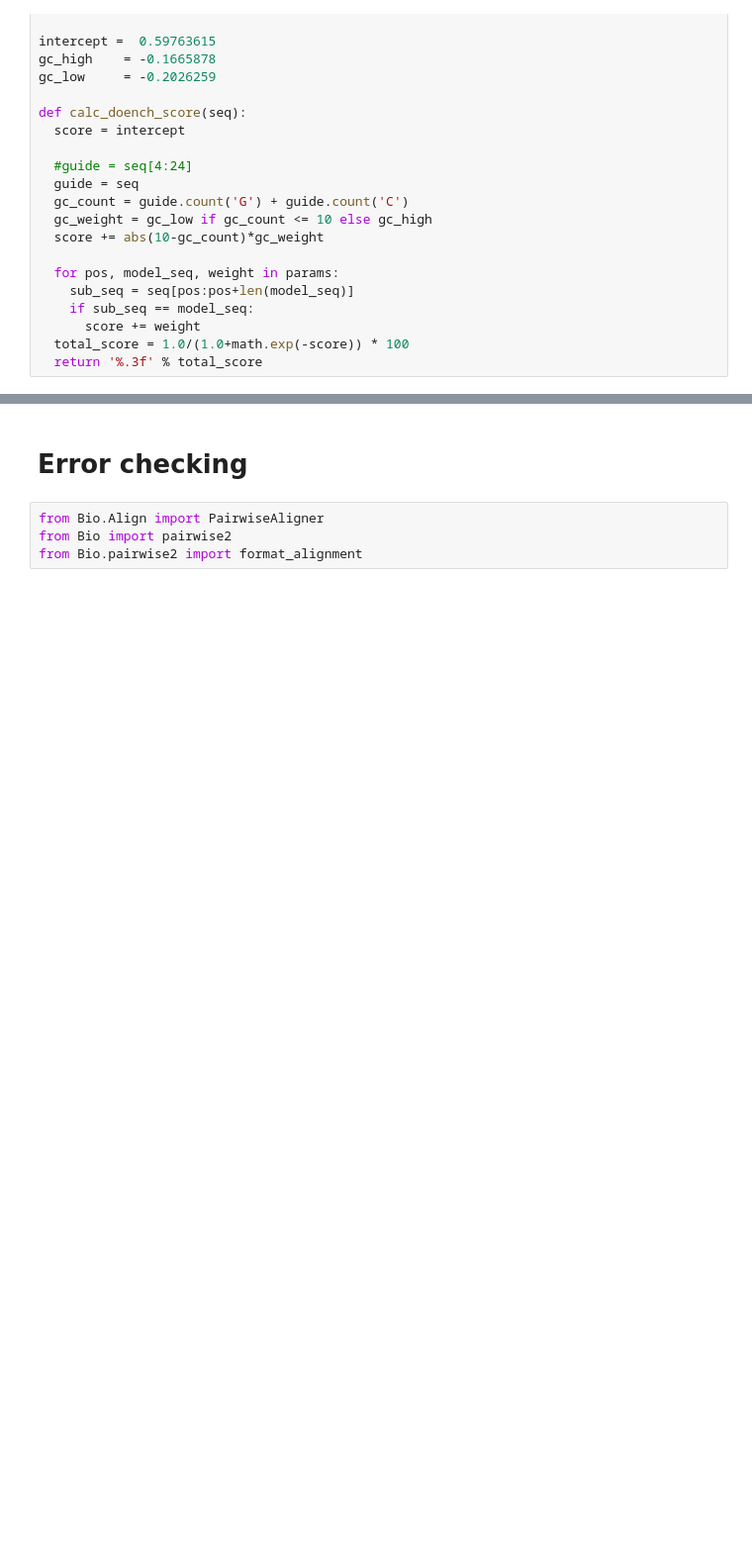
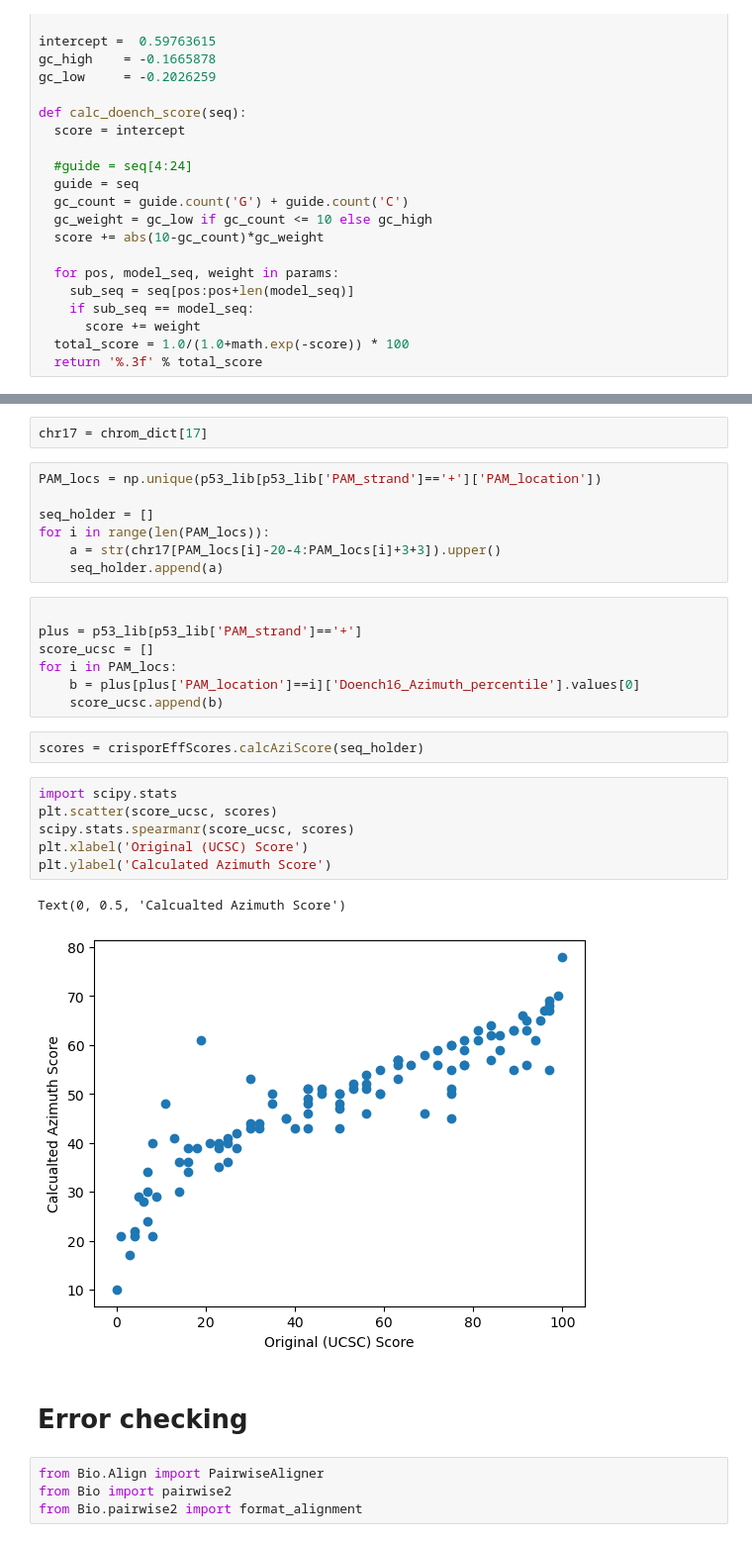
Before and after one commit to samgould2/PEGG2.0, a Jupyter notebook: PEGG2_REAL.ipynb, the cells around one changed output, grey strips where cells are left out. Shown at 99% size. Drawn from its saved outputs; the diff is of its cells as text; blank space fills up the shorter version.

Commit message:
comparison with original Doench
Compared the calculated Azimuth score with the precomputed scores that I fetched previously. Very good agreement!

```diff
--- a/PEGG2_REAL.ipynb
+++ b/PEGG2_REAL.ipynb
@@ -1431,3 +1454,30 @@ OSError: dlopen(/Users/samgould/opt/anaconda3/lib/python3.9/site-packages/lightg
+# %%
+chr17 = chrom_dict[17]
+# %%
+PAM_locs = np.unique(p53_lib[p53_lib['PAM_strand']=='+']['PAM_location'])
+
+seq_holder = []
+for i in range(len(PAM_locs)):
+    a = str(chr17[PAM_locs[i]-20-4:PAM_locs[i]+3+3]).upper()
+    seq_holder.append(a)
+# %%
+
+plus = p53_lib[p53_lib['PAM_strand']=='+']
+score_ucsc = []
+for i in PAM_locs:
+    b = plus[plus['PAM_location']==i]['Doench16_Azimuth_percentile'].values[0]
+    score_ucsc.append(b)
+# %%
+scores = crisporEffScores.calcAziScore(seq_holder)
+# %%
+import scipy.stats
+plt.scatter(score_ucsc, scores)
+scipy.stats.spearmanr(score_ucsc, scores)
+plt.xlabel('Original (UCSC) Score')
+plt.ylabel('Calculated Azimuth Score')
+# %% [output]
+Text(0, 0.5, 'Calcualted Azimuth Score')
+[figure, added]
 # %% [markdown]
 # Error checking
 # %%
```
Also changed, not shown: parts of 9 cells of this notebook.
